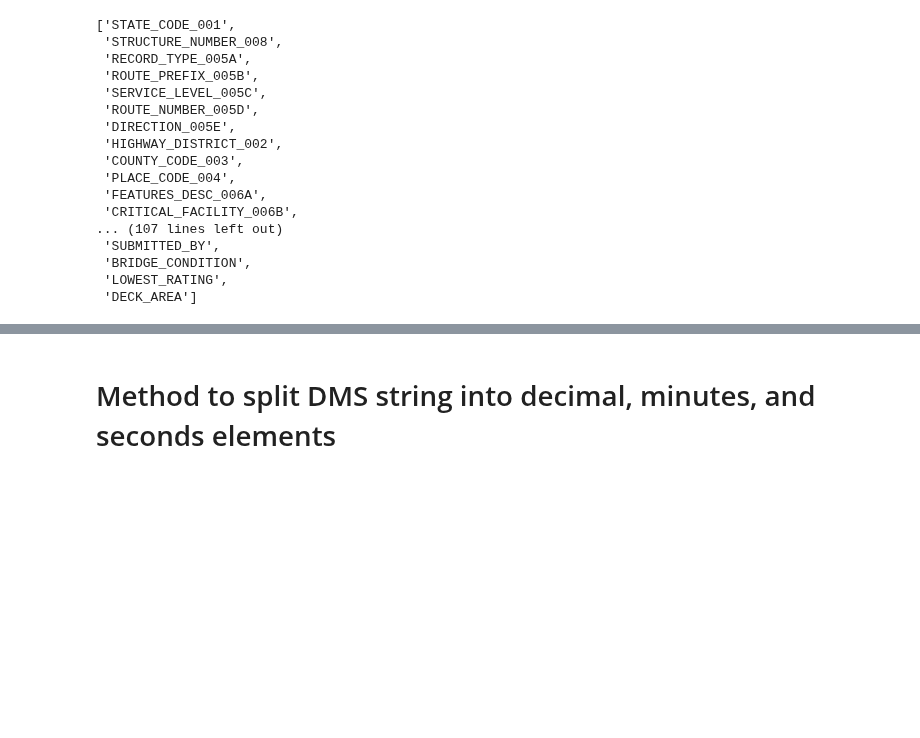
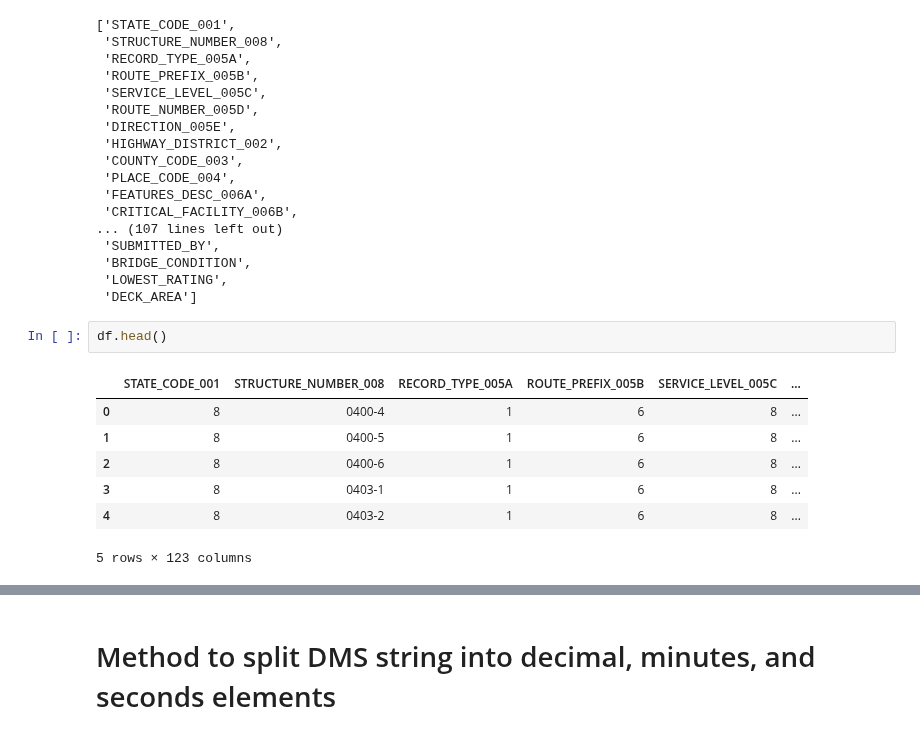
Before and after one commit to nnbaokhang/Descriptive-and-Predictive-Deep-Learning-Analytical-Tools-for-Enhanced-Bridge-Management, a Jupyter notebook: NBI_Weather_data_exploration.ipynb, the cells around one changed output, grey strips where cells are left out. Saved outputs shown, nothing was run; the diff lists cells and outputs as text; blank space fills up the shorter version.

```diff
--- a/NBI_Weather_data_exploration.ipynb
+++ b/NBI_Weather_data_exploration.ipynb
@@ -29,3 +29,13 @@ list(df.columns.values.tolist())
  'BRIDGE_CONDITION',
  'LOWEST_RATING',
  'DECK_AREA']
+# %%
+df.head()
+# %% [output]
+|  | STATE_CODE_001 | STRUCTURE_NUMBER_008 | RECORD_TYPE_005A | ROUTE_PREFIX_005B | SERVICE_LEVEL_005C | ... |
+| 0 | 8 | 0400-4 | 1 | 6 | 8 | ... |
+| 1 | 8 | 0400-5 | 1 | 6 | 8 | ... |
+| 2 | 8 | 0400-6 | 1 | 6 | 8 | ... |
+| 3 | 8 | 0403-1 | 1 | 6 | 8 | ... |
+| 4 | 8 | 0403-2 | 1 | 6 | 8 | ... |
+5 rows × 123 columns
```
Also changed, not shown: parts of 26 cells of this notebook, 1 other file.
